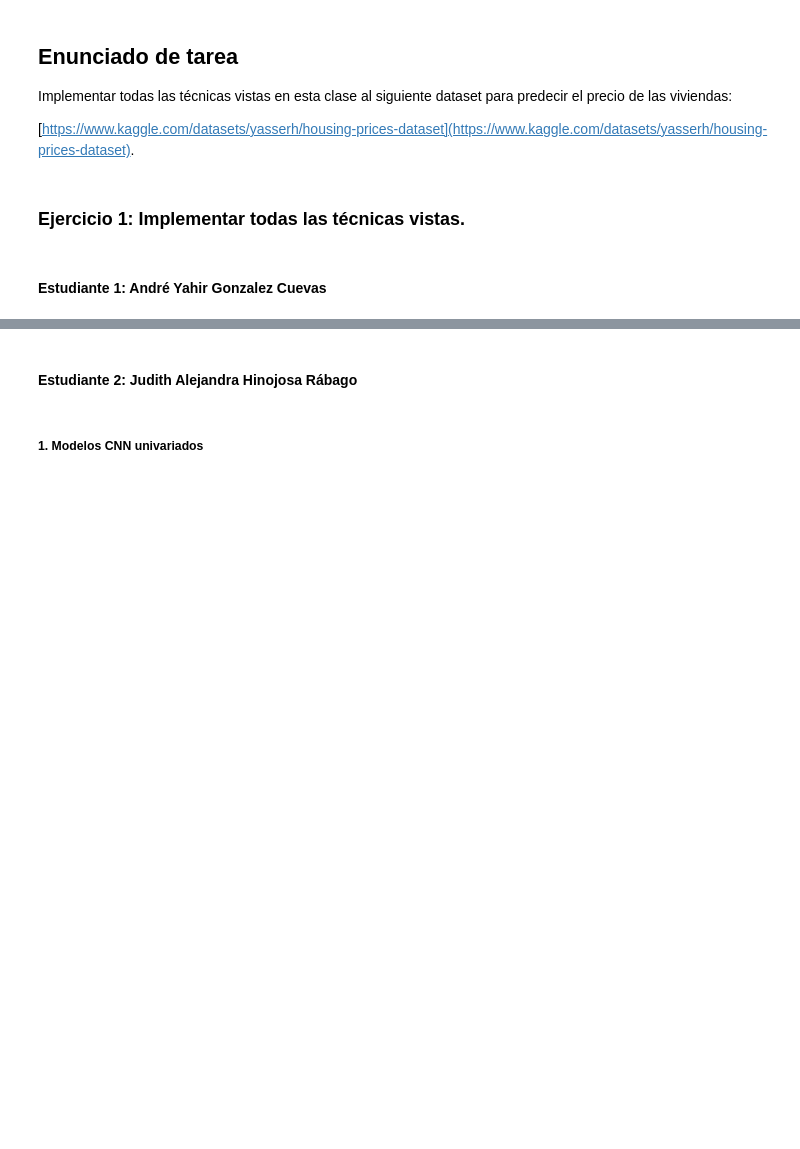
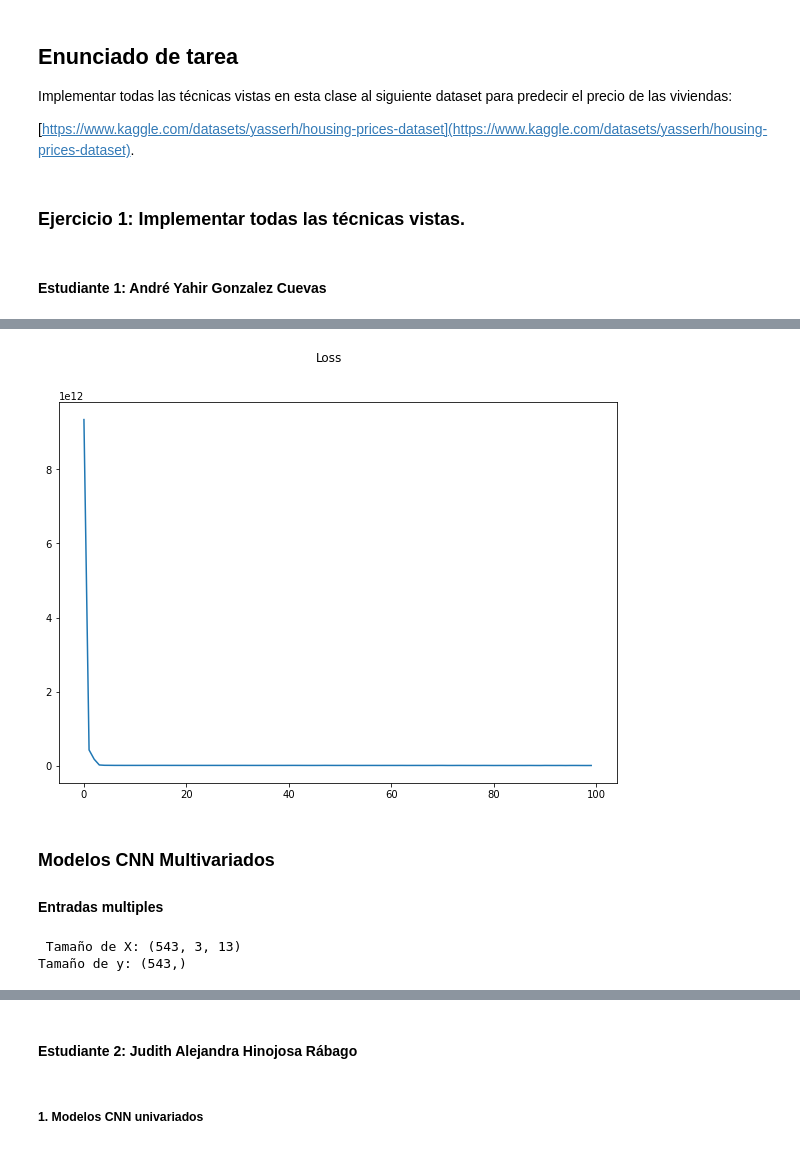
Before and after one commit to Andr3Glez/ProyectoConjunto5_ANGonzalez_JAHinojosa, a Jupyter notebook: Tarea_5.ipynb, the cells around one changed output, grey strips where cells are left out. Saved outputs shown, nothing was run; the diff lists cells and outputs as text; code cells hidden in the pictures; blank space fills up the shorter version.

```diff
--- a/Tarea_5.ipynb
+++ b/Tarea_5.ipynb
@@ -37,0 +78,5 @@ Implementar todas las técnicas vistas en esta clase al siguiente dataset para p
+# %%
+X = X.reshape((X.shape[0], X.shape[1], 1))
+
+print(f' Tamaño de X: {X.shape}')
+print(f'Tamaño de y: {y.shape}')
@@ -37,0 +86,12 @@ Implementar todas las técnicas vistas en esta clase al siguiente dataset para p
+# %%
+model_1 = Sequential([
+    layers.Input(shape=(n_steps,1)),
+    layers.convolutional.Conv1D(64, 2, activation='relu'),
+    layers.convolutional.MaxPooling1D(),
+    layers.Flatten(),
+    layers.Dense(50, 'relu'),
+    layers.Dense(1)
+])
+# %%
+model_1.compile(optimizer='adam', loss='mse')
+model_1.summary()
@@ -37,0 +119,13 @@ Implementar todas las técnicas vistas en esta clase al siguiente dataset para p
+# %%
+history_1 = model_1.fit(X, y, epochs=100, verbose=False)
+# %%
+plt.figure(figsize=(10,7))
+plt.plot(history_1.history['loss'])
+plt.suptitle('Loss')
+plt.show()
+# %% [output]
+[figure, added]
+# %% [markdown]
+### Modelos CNN Multivariados
+
+#### Entradas multiples
@@ -37,0 +155,11 @@ Implementar todas las técnicas vistas en esta clase al siguiente dataset para p
+# %%
+n_steps = 3
+X, y = split_multivariate_sequence(df_dummies.to_numpy(), n_steps)
+
+n_features = X.shape[2]
+
+print(f' Tamaño de X: {X.shape}')
+print(f'Tamaño de y: {y.shape}')
+# %% [output]
+ Tamaño de X: (543, 3, 13)
+Tamaño de y: (543,)
```
Also changed, not shown: parts of 46 cells of this notebook, 1 other file.
